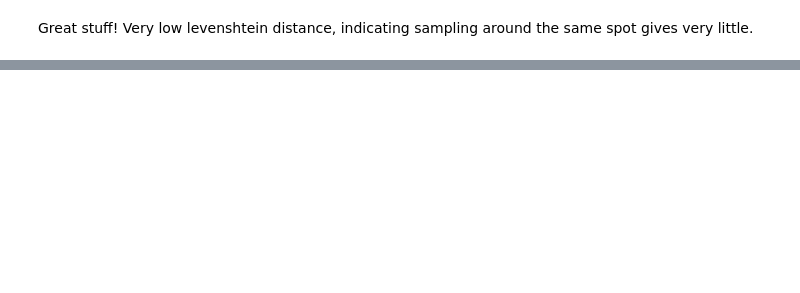
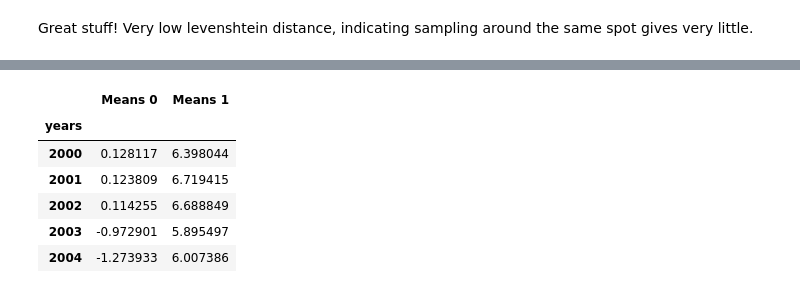
Before and after one commit to ericmjl/autoencoders, a Jupyter notebook: keras-sequence-autoencoder.ipynb, the cells around one changed output, grey strips where cells are left out. Cells and saved outputs as stored; diff of their text form; code cells hidden in the pictures; blank space fills up the shorter version.

```diff
--- a/keras-sequence-autoencoder.ipynb
+++ b/keras-sequence-autoencoder.ipynb
@@ -390,0 +405,11 @@ with pm.Model() as model:
+# %%
+year_means_df = df.groupby('years').mean()
+year_means_df.head()
+# %% [output]
+|  | Means 0 | Means 1 |
+| years |  |  |
+| 2000 | 0.128117 | 6.398044 |
+| 2001 | 0.123809 | 6.719415 |
+| 2002 | 0.114255 | 6.688849 |
+| 2003 | -0.972901 | 5.895497 |
+| 2004 | -1.273933 | 6.007386 |
```
Also changed, not shown: parts of 17 cells of this notebook, 3 other files.
